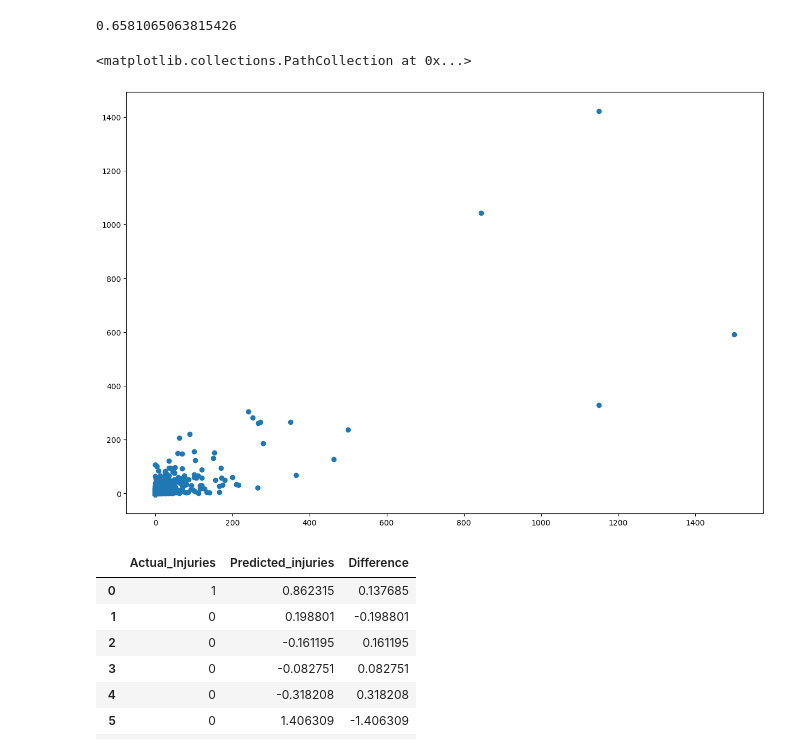
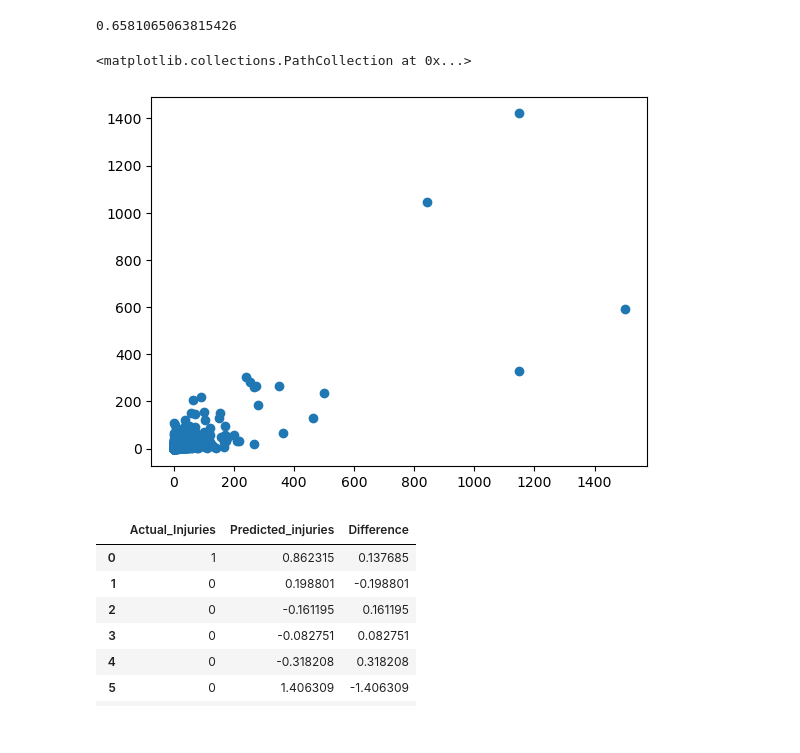
Before and after one commit to amiecostello22/Tornado_Alley, a Jupyter notebook: ML_Model.ipynb, the cells around one changed output. Drawn from its saved outputs; the diff is of its cells as text; code cells hidden in the pictures.

```diff
--- a/ML_Model.ipynb
+++ b/ML_Model.ipynb
@@ -263,11 +275,10 @@ metrics.r2_score(y_test,y_pred)
 # %% [output]
 0.6581065063815426
 # %%
-plt.figure(figsize=(15,10))
 plt.scatter(y_test, y_pred)
 # %% [output]
 <matplotlib.collections.PathCollection at 0x...>
-[figure, old version]
+[figure, new version]
 # %%
 pred_df = pd.DataFrame({'Actual_Injuries': y_test, 'Predicted_injuries': y_pred, 'Difference': y_test-y_pred})
 pred_df.head(20)
```
Also changed, not shown: parts of 17 cells of this notebook.
